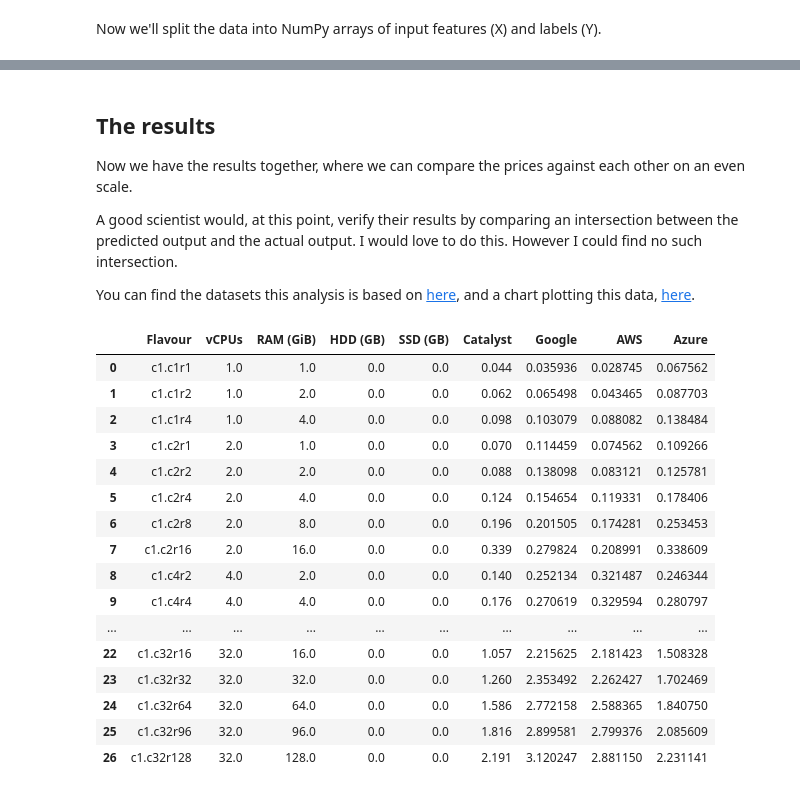
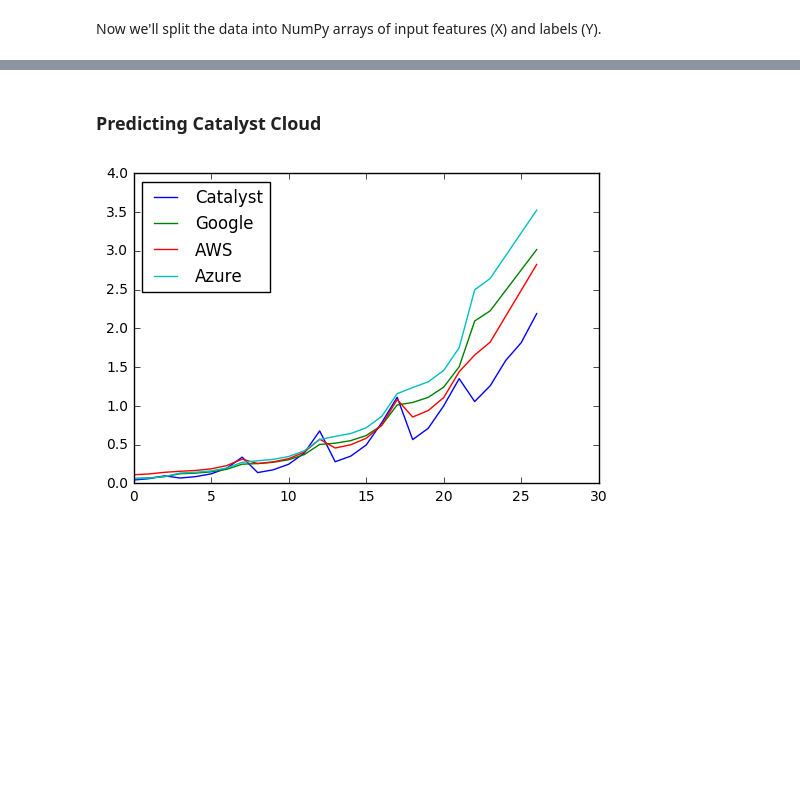
Before and after one commit to catalyst-cloud/catalystcloud-price-comparison, a Jupyter notebook: cloud_price_comparison.ipynb, the cells around one changed output, grey strips where cells are left out. Saved outputs shown, nothing was run; the diff lists cells and outputs as text; code cells hidden in the pictures; blank space fills up the shorter version.

Commit message:
Changed analysis model to Linear regression

```diff
--- a/cloud_price_comparison.ipynb
+++ b/cloud_price_comparison.ipynb
@@ -75,0 +78,12 @@ Now we concatenate the results together with the input features the results are
+# %%
+# Initialise regressors
+catalyst_linear = LinearRegression()
+google_linear = LinearRegression()
+aws_linear = LinearRegression()
+azure_linear = LinearRegression()
+
+# Train regressors
+catalyst_linear.fit(catalyst_x, catalyst_y)
+google_linear.fit(google_x, google_y)
+aws_linear.fit(aws_x, aws_y)
+azure_linear.fit(azure_x, azure_y)
@@ -75,0 +94,20 @@ Now we concatenate the results together with the input features the results are
+# %%
+# Predict Catalyst X
+google_cata_price = google_linear.predict(catalyst_x)
+aws_cata_price = aws_linear.predict(catalyst_x)
+azure_cata_price = azure_linear.predict(catalyst_x)
+
+# Predict Google X
+aws_goog_price = aws_linear.predict(google_x)
+azure_goog_price = azure_linear.predict(google_x)
+catalyst_goog_price = catalyst_linear.predict(google_x)
+
+# Predict AWS X
+google_aws_price = google_linear.predict(aws_x)
+azure_aws_price = azure_linear.predict(aws_x)
+catalyst_aws_price = catalyst_linear.predict(aws_x)
+
+# Predict Azure X
+google_azure_price = google_linear.predict(azure_x)
+aws_azure_price = aws_linear.predict(azure_x)
+catalyst_azure_price = catalyst_linear.predict(azure_x)
@@ -76,31 +124,16 @@ Now we concatenate the results together with the input features the results are
+# %%
+def graph_pred (names, predictions):
+    flavors_num = predictions[0].shape[0]
+    for index, name in enumerate(names):
+        plt.plot(range(flavors_num), predictions[index], label=names[index])
+    plt.legend(loc=2)
+# %% [markdown]
+### Predicting Catalyst Cloud
 # %%
-prices = catalyst_dataset.rename(index=str, columns={"Price per hour (NZD)": "Catalyst"})
-prices["Google"], prices["AWS"], prices["Azure"] = [google_cata_price, aws_cata_price, azure_cata_price]
+graph_pred([
+        "Catalyst", "Google", "AWS", "Azure"
+    ], [
+        catalyst_y, google_cata_price, aws_cata_price, azure_cata_price
+    ])
+# %% [output]
+[figure, added]
-# %% [markdown]
-## The results
-
-Now we have the results together, where we can compare the prices against each other on an even scale.
-
-A good scientist would, at this point, verify their results by comparing an intersection between the predicted output and the actual output. I would love to do this. However I could find no such intersection.
-
-You can find the datasets this analysis is based on [here](https://github.com/catalyst-cloud/catalystcloud-price-comparison/raw/master/dataset/Cloud%20price%20comparison.ods), and a chart plotting this data, [here](https://object-storage.nz-por-1.catalystcloud.io/v1/AUTH_8ccc3286887e49cb9a40f023eba693b4/catalyst-cloud-price-comp/).
-# %%
-prices
-# %% [output]
-|  | Flavour | vCPUs | RAM (GiB) | HDD (GB) | SSD (GB) | Catalyst | Google | AWS | Azure |
-| 0 | c1.c1r1 | 1.0 | 1.0 | 0.0 | 0.0 | 0.044 | 0.035936 | 0.028745 | 0.067562 |
-| 1 | c1.c1r2 | 1.0 | 2.0 | 0.0 | 0.0 | 0.062 | 0.065498 | 0.043465 | 0.087703 |
-| 2 | c1.c1r4 | 1.0 | 4.0 | 0.0 | 0.0 | 0.098 | 0.103079 | 0.088082 | 0.138484 |
-| 3 | c1.c2r1 | 2.0 | 1.0 | 0.0 | 0.0 | 0.070 | 0.114459 | 0.074562 | 0.109266 |
-| 4 | c1.c2r2 | 2.0 | 2.0 | 0.0 | 0.0 | 0.088 | 0.138098 | 0.083121 | 0.125781 |
-| 5 | c1.c2r4 | 2.0 | 4.0 | 0.0 | 0.0 | 0.124 | 0.154654 | 0.119331 | 0.178406 |
-| 6 | c1.c2r8 | 2.0 | 8.0 | 0.0 | 0.0 | 0.196 | 0.201505 | 0.174281 | 0.253453 |
-| 7 | c1.c2r16 | 2.0 | 16.0 | 0.0 | 0.0 | 0.339 | 0.279824 | 0.208991 | 0.338609 |
-| 8 | c1.c4r2 | 4.0 | 2.0 | 0.0 | 0.0 | 0.140 | 0.252134 | 0.321487 | 0.246344 |
-| 9 | c1.c4r4 | 4.0 | 4.0 | 0.0 | 0.0 | 0.176 | 0.270619 | 0.329594 | 0.280797 |
-| ... | ... | ... | ... | ... | ... | ... | ... | ... | ... |
-| 22 | c1.c32r16 | 32.0 | 16.0 | 0.0 | 0.0 | 1.057 | 2.215625 | 2.181423 | 1.508328 |
-| 23 | c1.c32r32 | 32.0 | 32.0 | 0.0 | 0.0 | 1.260 | 2.353492 | 2.262427 | 1.702469 |
-| 24 | c1.c32r64 | 32.0 | 64.0 | 0.0 | 0.0 | 1.586 | 2.772158 | 2.588365 | 1.840750 |
-| 25 | c1.c32r96 | 32.0 | 96.0 | 0.0 | 0.0 | 1.816 | 2.899581 | 2.799376 | 2.085609 |
-| 26 | c1.c32r128 | 32.0 | 128.0 | 0.0 | 0.0 | 2.191 | 3.120247 | 2.881150 | 2.231141 |
```
Also changed, not shown: parts of 18 cells of this notebook.
